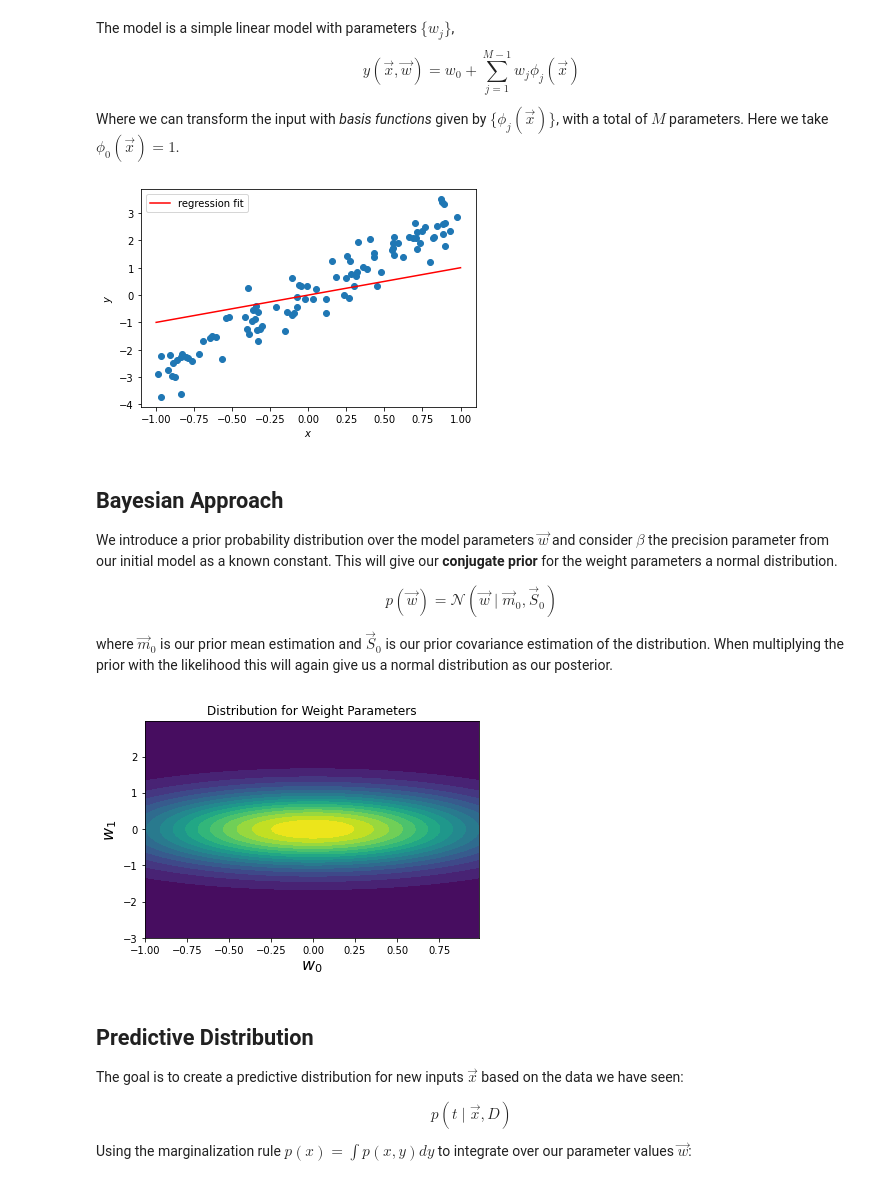
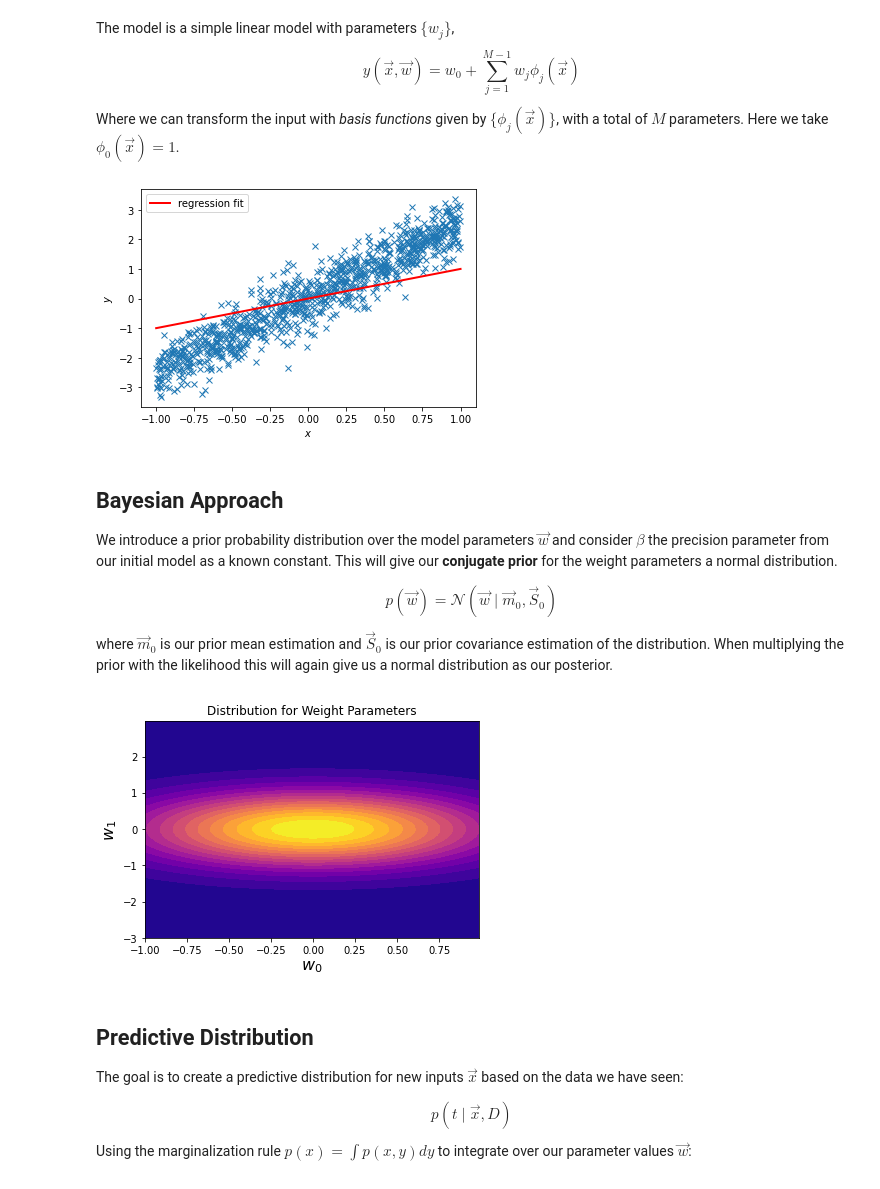
Before and after one commit to RobvanGastel/optimization-ml, a Jupyter notebook: Bayesian_linear_regression.ipynb, the cells around one changed output. Drawn from its saved outputs; the diff is of its cells as text; code cells hidden in the pictures.

Commit message:
Update Bayesian linear regression

```diff
--- a/Bayesian_linear_regression.ipynb
+++ b/Bayesian_linear_regression.ipynb
@@ -14,17 +14,17 @@ $$p(t \mid \vec{x}, \vec{w}) = \mathcal{N}(t \mid y(\vec{x}, \vec{w}), \beta^{-1
 
 To use this function to predict $t$ for new input vectors based on our current model. The advantage of the Bayesian approach is that we will be able to assign a probability to each value of $t$ given the vector $\vec{x}$. Compared to the point estimates that are given in the least squares approach. We are able to give the uncertainty in our estimates.
 # %%
-m = 100
+m = 1000
 noise_std = 0.5
 
-x_star = np.array([3]).reshape(1,)
+x_star = np.array([2.5]).reshape(1,)
 A = np.random.uniform(low=-1, high=1, size=(m, 1))
 y = A @ x_star + noise_std * np.random.standard_normal((m,))
 
 def plot_data_1d(A, y):
     plt.xlabel("$x$")
     plt.ylabel("$y$")
-    plt.plot(A[:, 0], y, marker="o", linestyle="none")
+    plt.plot(A[:, 0], y, marker="+", linestyle="none")
 
 plot_data_1d(A, y)
 # %% [output]
@@ -44,48 +44,45 @@ def plot_fit(A, y, params, phi=lambda x: x, x_lim=1, n=100):
 
     plt.xlabel("$x$")
     plt.ylabel("$y$")
-    # Plot the scatter
-    plt.plot(A[:, 0], y, marker="o", linestyle="none")
-
-    # Plot the fit
-    plt.plot(x_values, y_values, '-r', label='regression fit')
+    plt.plot(A[:, 0], y, marker="x", linestyle="none")
+    plt.plot(x_values, y_values, '-r', linewidth=2, label='regression fit')
     plt.legend()
 
 # Passing intercept, and slope
 plot_fit(A, y, [0, 1])
 # %% [output]
-[figure, old version]
+[figure, new version]
 # %% [markdown]
 ## Bayesian Approach
 We introduce a prior probability distribution over the model parameters $\vec{w}$ and consider $\beta$ the precision parameter from our initial model as a known constant. This will give our **conjugate prior** for the weight parameters a normal distribution.
 
-$$p(\vec{w}) = \mathcal{N}(\vec{w} \mid \vec{m}_0, \vec{S}_0) \tag{5}$$
+$$p(\vec{w}) = \mathcal{N}(\vec{w} \mid \vec{m}_0, \vec{S}_0) $$
 
 where $\vec{m}_0$ is our prior mean estimation and $\vec{S}_0$ is our prior covariance estimation of the distribution. When multiplying the prior with the likelihood this will again give us a normal distribution as our posterior.
 # %%
 # Setting the values for the prior
 alpha = 2.0
 beta = (1/alpha)**2
 m0 = np.array([0., 0.])
 S0 = 1/alpha*np.identity(2)
 
 # Prior
 prior = mv_normal(mean=m0, cov=S0)
 
 def visualize_posterior(lim_x, lim_y, posterior):
     x, y = np.mgrid[-lim_x:lim_x:.01, -lim_y:lim_y:.01]
     pos[:, :, 0] = x
     pos[:, :, 1] = y
 
-    plt.contourf(x, y, posterior.pdf(pos), 20)
+    plt.contourf(x, y, posterior.pdf(pos), 20, cmap="plasma")
     plt.xlabel('$w_0$', fontsize=16)
     plt.ylabel('$w_1$', fontsize=16)
     plt.title('Distribution for Weight Parameters')
 
 
 visualize_posterior(lim_x=1, lim_y=3, posterior=prior)
 # %% [output]
-[figure, old version]
+[figure, new version]
 # %% [markdown]
 ## Predictive Distribution
 
```
Also changed, not shown: parts of 10 cells of this notebook, 1 other file.
